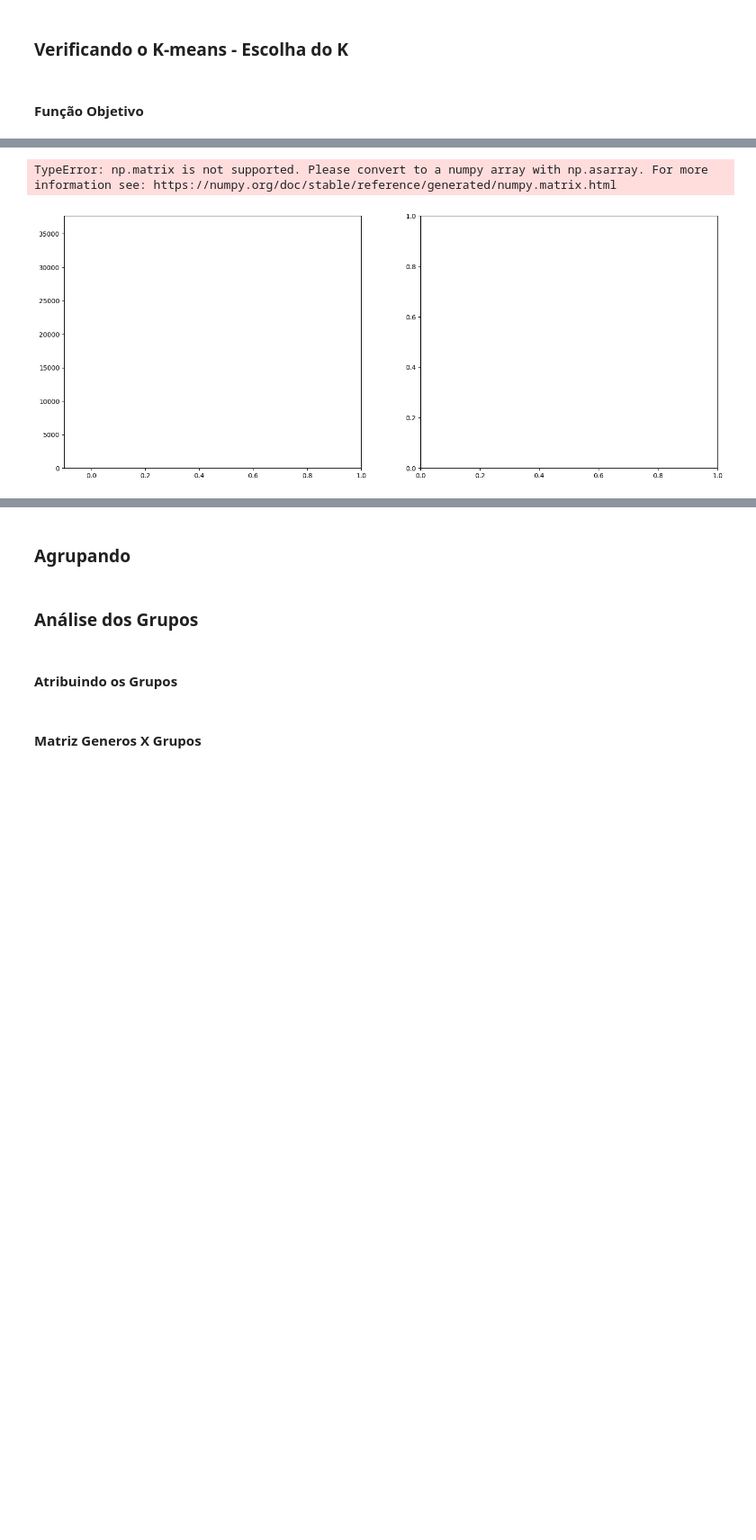
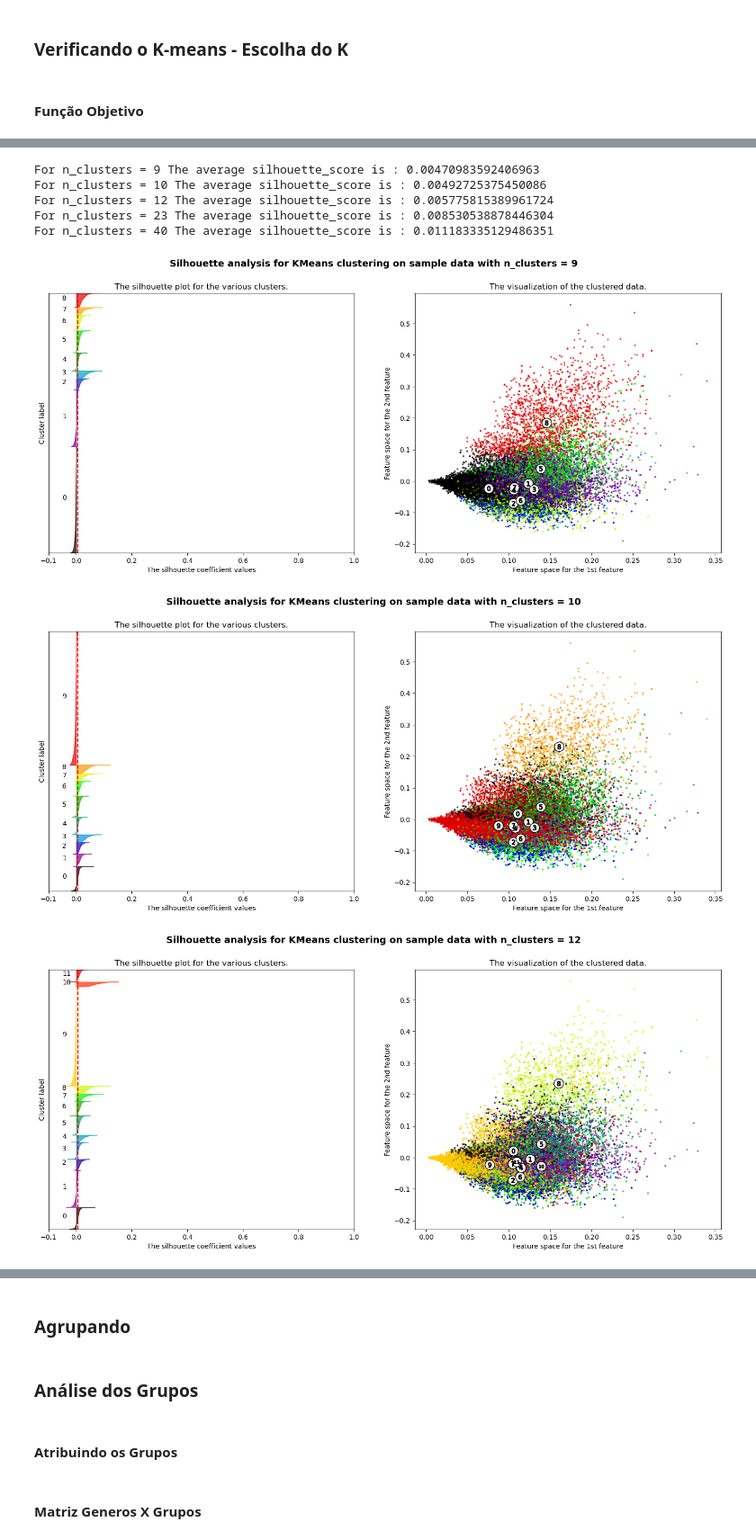
Before and after one commit to MiguelPim01/T1-Ciencia-de-Dados, a Jupyter notebook: main.ipynb, the cells around one changed output, grey strips where cells are left out. Shown at 90% size. Cells and saved outputs as stored; diff of their text form; code cells hidden in the pictures; blank space fills up the shorter version.

```diff
--- a/main.ipynb
+++ b/main.ipynb
@@ -212,6 +213,8 @@ plt.ylabel(r'$f(k)$ - Fração cumulativa da variância explicada')
 # %% [output]
 Text(0, 0.5, '$f(k)$ - Fração cumulativa da variância explicada')
 [figure]
+# %%
+X_REDUCED = svd.transform(X)
 # %% [markdown]
 ### Verificando o K-means - Escolha do K
 # %% [markdown]
@@ -221,7 +224,7 @@ inertia = []
 max_groups = 100
 for i in range(1, max_groups):
   km = KMeans(n_clusters = i)
-  km.fit(X)
+  km.fit(X_REDUCED)
   inertia.append(km.inertia_)
 
 plt.scatter(range(1, max_groups), inertia)
@@ -234,5 +237,5 @@ _ = plt.xlabel(r"$k$")
 # %%
-X_DENSE = X.todense()
+X_DENSE = X_REDUCED
 
 range_n_clusters = [9, 10, 12, 23, 40]
 
@@ -311,32 +314,38 @@ for n_clusters in range_n_clusters:
         X_DENSE[:, 0], X_DENSE[:, 1], marker=".", s=30, lw=0, alpha=0.7, c=colors, edgecolor="k"
     )
 
     # Labeling the clusters
     centers = clusterer.cluster_centers_
     # Draw white circles at cluster centers
     ax2.scatter(
         centers[:, 0],
         centers[:, 1],
         marker="o",
         c="white",
         alpha=1,
         s=200,
         edgecolor="k",
     )
 
     for i, c in enumerate(centers):
         ax2.scatter(c[0], c[1], marker="$%d$" % i, alpha=1, s=50, edgecolor="k")
 
     ax2.set_title("The visualization of the clustered data.")
     ax2.set_xlabel("Feature space for the 1st feature")
     ax2.set_ylabel("Feature space for the 2nd feature")
 
     plt.suptitle(
         "Silhouette analysis for KMeans clustering on sample data with n_clusters = %d"
         % n_clusters,
         fontsize=14,
         fontweight="bold",
     )
 # %% [output]
-TypeError: np.matrix is not supported. Please convert to a numpy array with np.asarray. For more information see: https://numpy.org/doc/stable/reference/generated/numpy.matrix.html
+For n_clusters = 9 The average silhouette_score is : 0.00470983592406963
+For n_clusters = 10 The average silhouette_score is : 0.00492725375450086
+For n_clusters = 12 The average silhouette_score is : 0.005775815389961724
+For n_clusters = 23 The average silhouette_score is : 0.008530538878446304
+For n_clusters = 40 The average silhouette_score is : 0.011183335129486351
-[figure, old version]
+[figure, new version]
+[figure, added]
+[figure, added]
```
Also changed, not shown: parts of 27 cells of this notebook.
